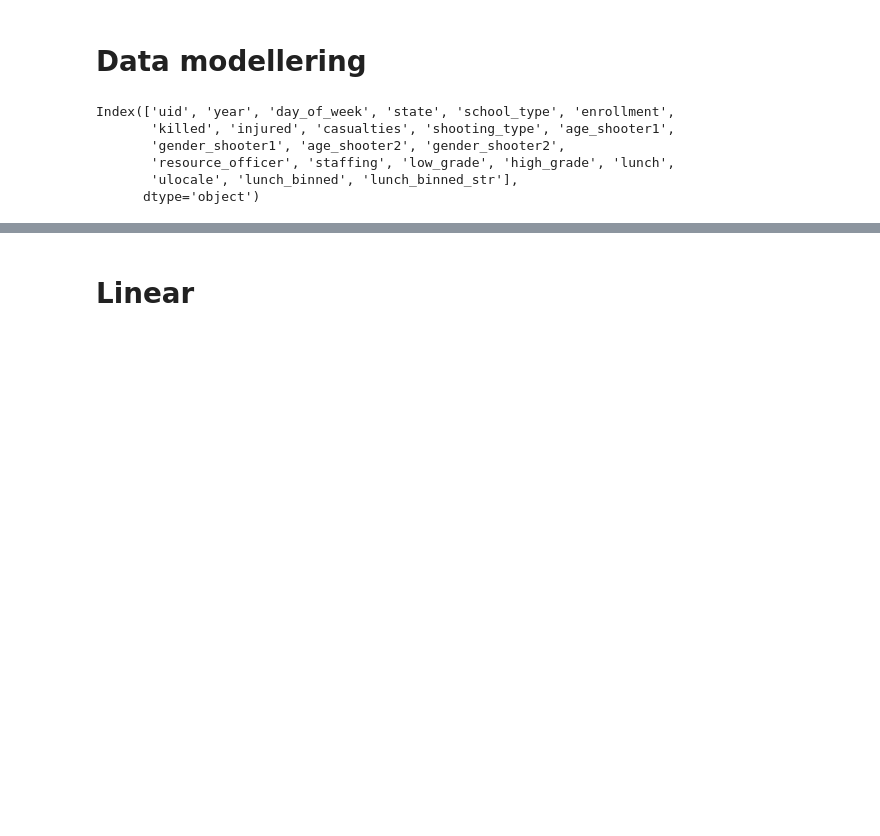
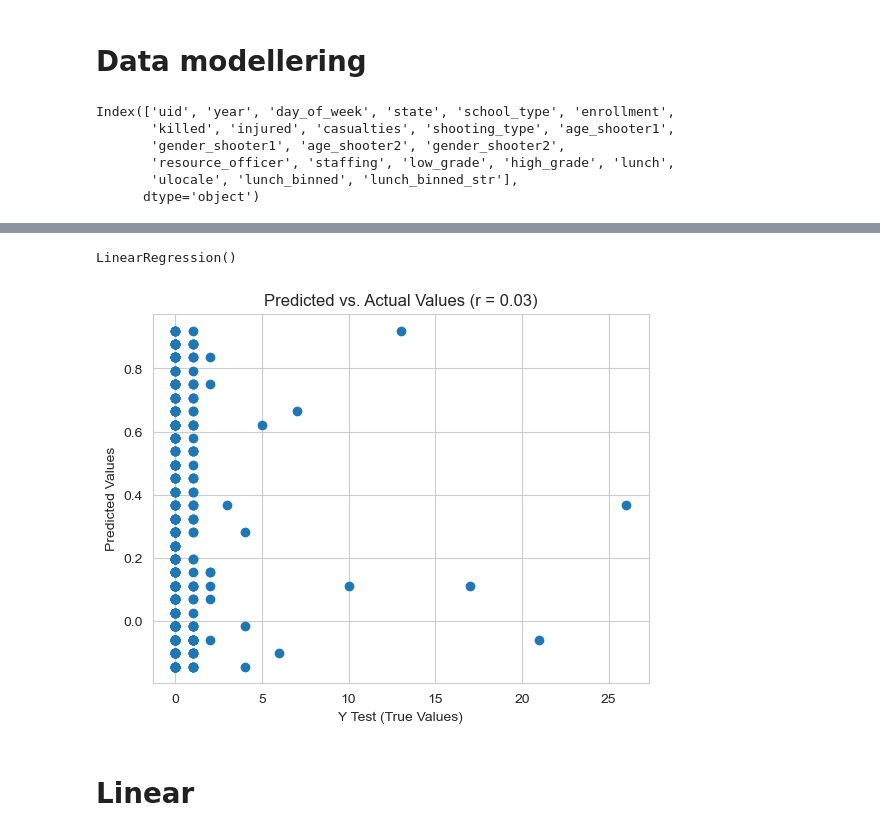
Before and after one commit to AhmadAlkaseb/BI, a Jupyter notebook: MiniProjekt3/Data/MiniProjekt3v1.ipynb, the cells around one changed output, grey strips where cells are left out. Cells and saved outputs as stored; diff of their text form; code cells hidden in the pictures; blank space fills up the shorter version.

```diff
--- a/MiniProjekt3/Data/MiniProjekt3v1.ipynb
+++ b/MiniProjekt3/Data/MiniProjekt3v1.ipynb
@@ -367,3 +374,5 @@ Index(['uid', 'year', 'day_of_week', 'state', 'school_type', 'enrollment',
        'resource_officer', 'staffing', 'low_grade', 'high_grade', 'lunch',
        'ulocale', 'lunch_binned', 'lunch_binned_str'],
       dtype='object')
+# %%
+df_selected = df[['year', 'killed']]
@@ -370,3 +402,23 @@ Index(['uid', 'year', 'day_of_week', 'state', 'school_type', 'enrollment',
+# %%
+DV = 'killed' # Save our killed column as DV (Dependent variable)
+X = df_selected.drop(DV, axis=1) # From our shuffled data we're going to remove our DV and axis = 1 (means our columns).
+y = df_selected[DV] # This will only give us the 'killed' column.
+# %%
+X_train, X_test, y_train, y_test = train_test_split(X, y, test_size=0.99, random_state=42)
+# %%
+model = LinearRegression()
+model.fit(X_train, y_train)
+# %% [output]
+LinearRegression()
+# %%
+predictions = model.predict(X_test)
+plt.scatter(y_test, predictions)
+plt.xlabel('Y Test (True Values)')
+plt.ylabel('Predicted Values')
+plt.title('Predicted vs. Actual Values (r = {0:0.2f})'.format(pearsonr(y_test, predictions)[0]))
+plt.show()
+# %% [output]
+[figure, added]
 # %%
 df_dummies = pd.get_dummies(df)
 # %%
```
Also changed, not shown: parts of 28 cells of this notebook, 2 other files.
